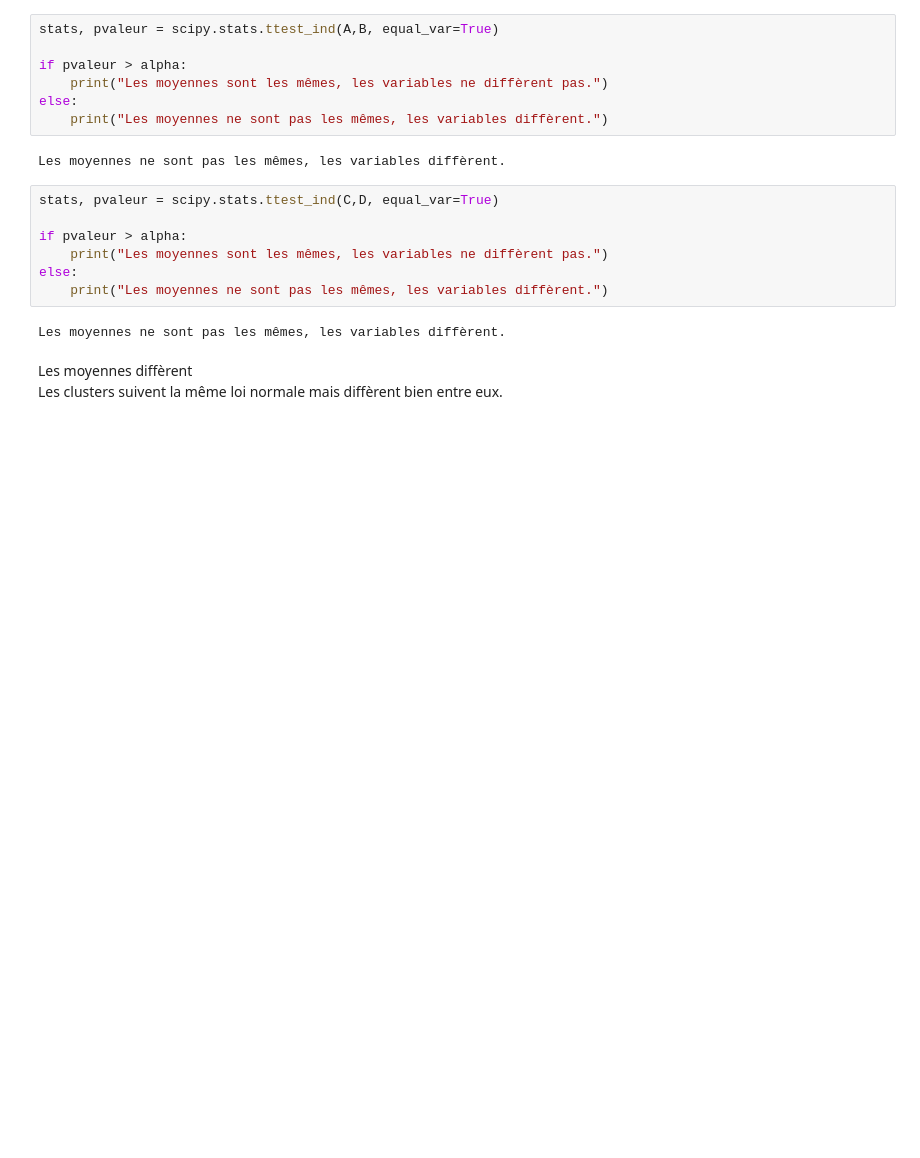
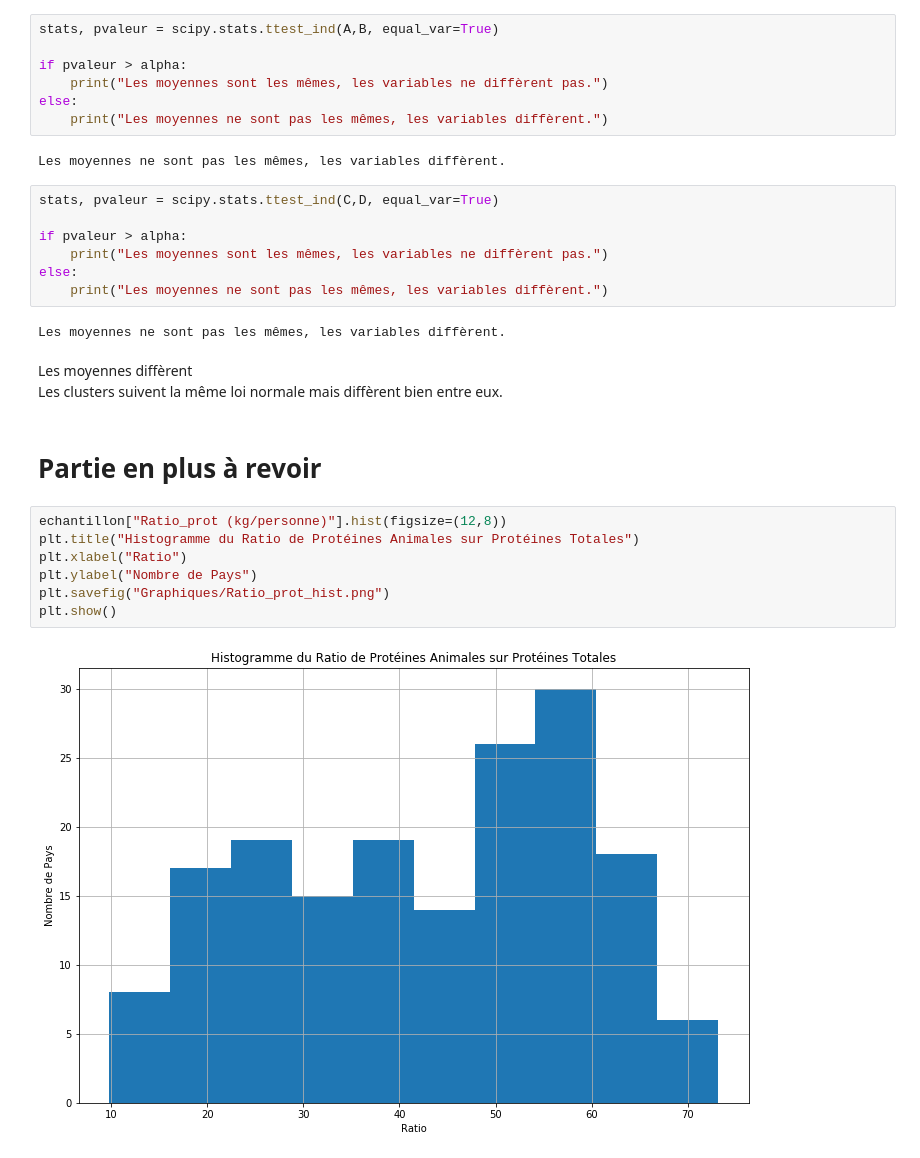
Before and after one commit to Julien-paulet/Projet_5_effectuez_une_etude_de_marche, a Jupyter notebook: Produisez une étude de marché- Main file.ipynb, the cells around one changed output. Saved outputs shown, nothing was run; the diff lists cells and outputs as text; blank space fills up the shorter version.

```diff
--- a/Produisez une étude de marché- Main file.ipynb
+++ b/Produisez une étude de marché- Main file.ipynb
@@ -745,3 +751,14 @@ Les moyennes ne sont pas les mêmes, les variables diffèrent.
 # %% [markdown]
 Les moyennes diffèrent <br/>
 Les clusters suivent la même loi normale mais diffèrent bien entre eux.
+# %% [markdown]
+# Partie en plus à revoir
+# %%
+echantillon["Ratio_prot (kg/personne)"].hist(figsize=(12,8))
+plt.title("Histogramme du Ratio de Protéines Animales sur Protéines Totales")
+plt.xlabel("Ratio")
+plt.ylabel("Nombre de Pays")
+plt.savefig("Graphiques/Ratio_prot_hist.png")
+plt.show()
+# %% [output]
+[figure, added]
```
Also changed, not shown: parts of 3 cells of this notebook, 1 other file.
